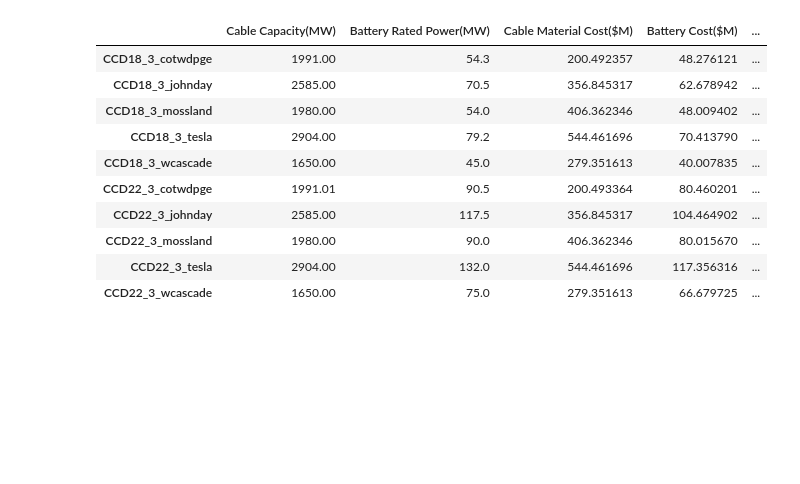
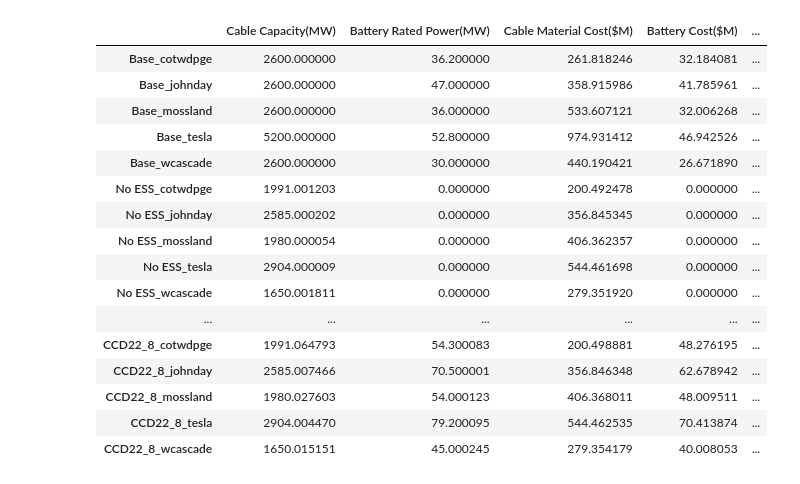
Before and after one commit to pnnl/pyMOODS, a Jupyter notebook: notebooks/MOCODO.ipynb, the cells around one changed output. Cells and saved outputs as stored; diff of their text form; code cells hidden in the pictures; blank space fills up the shorter version.

```diff
--- a/notebooks/MOCODO.ipynb
+++ b/notebooks/MOCODO.ipynb
@@ -16,15 +26,21 @@ os.listdir(path)
 # %%
-df_design = pd.read_csv(os.path.join(path, 'design_solution.csv'), index_col=0)
+df_design = pd.read_csv(os.path.join(path, 'design_solutions.csv'), index_col=0)
 df_design
 # %% [output]
 |  | Cable Capacity(MW) | Battery Rated Power(MW) | Cable Material Cost($M) | Battery Cost($M) | ... |
-| CCD18_3_cotwdpge | 1991.00 | 54.3 | 200.492357 | 48.276121 | ... |
-| CCD18_3_johnday | 2585.00 | 70.5 | 356.845317 | 62.678942 | ... |
-| CCD18_3_mossland | 1980.00 | 54.0 | 406.362346 | 48.009402 | ... |
-| CCD18_3_tesla | 2904.00 | 79.2 | 544.461696 | 70.413790 | ... |
-| CCD18_3_wcascade | 1650.00 | 45.0 | 279.351613 | 40.007835 | ... |
-| CCD22_3_cotwdpge | 1991.01 | 90.5 | 200.493364 | 80.460201 | ... |
-| CCD22_3_johnday | 2585.00 | 117.5 | 356.845317 | 104.464902 | ... |
-| CCD22_3_mossland | 1980.00 | 90.0 | 406.362346 | 80.015670 | ... |
-| CCD22_3_tesla | 2904.00 | 132.0 | 544.461696 | 117.356316 | ... |
-| CCD22_3_wcascade | 1650.00 | 75.0 | 279.351613 | 66.679725 | ... |
+| Base_cotwdpge | 2600.000000 | 36.200000 | 261.818246 | 32.184081 | ... |
+| Base_johnday | 2600.000000 | 47.000000 | 358.915986 | 41.785961 | ... |
+| Base_mossland | 2600.000000 | 36.000000 | 533.607121 | 32.006268 | ... |
+| Base_tesla | 5200.000000 | 52.800000 | 974.931412 | 46.942526 | ... |
+| Base_wcascade | 2600.000000 | 30.000000 | 440.190421 | 26.671890 | ... |
+| No ESS_cotwdpge | 1991.001203 | 0.000000 | 200.492478 | 0.000000 | ... |
+| No ESS_johnday | 2585.000202 | 0.000000 | 356.845345 | 0.000000 | ... |
+| No ESS_mossland | 1980.000054 | 0.000000 | 406.362357 | 0.000000 | ... |
+| No ESS_tesla | 2904.000009 | 0.000000 | 544.461698 | 0.000000 | ... |
+| No ESS_wcascade | 1650.001811 | 0.000000 | 279.351920 | 0.000000 | ... |
+| ... | ... | ... | ... | ... | ... |
+| CCD22_8_cotwdpge | 1991.064793 | 54.300083 | 200.498881 | 48.276195 | ... |
+| CCD22_8_johnday | 2585.007466 | 70.500001 | 356.846348 | 62.678942 | ... |
+| CCD22_8_mossland | 1980.027603 | 54.000123 | 406.368011 | 48.009511 | ... |
+| CCD22_8_tesla | 2904.004470 | 79.200095 | 544.462535 | 70.413874 | ... |
+| CCD22_8_wcascade | 1650.015151 | 45.000245 | 279.354179 | 40.008053 | ... |
```
Also changed, not shown: parts of 11 cells of this notebook, 1 other file.
